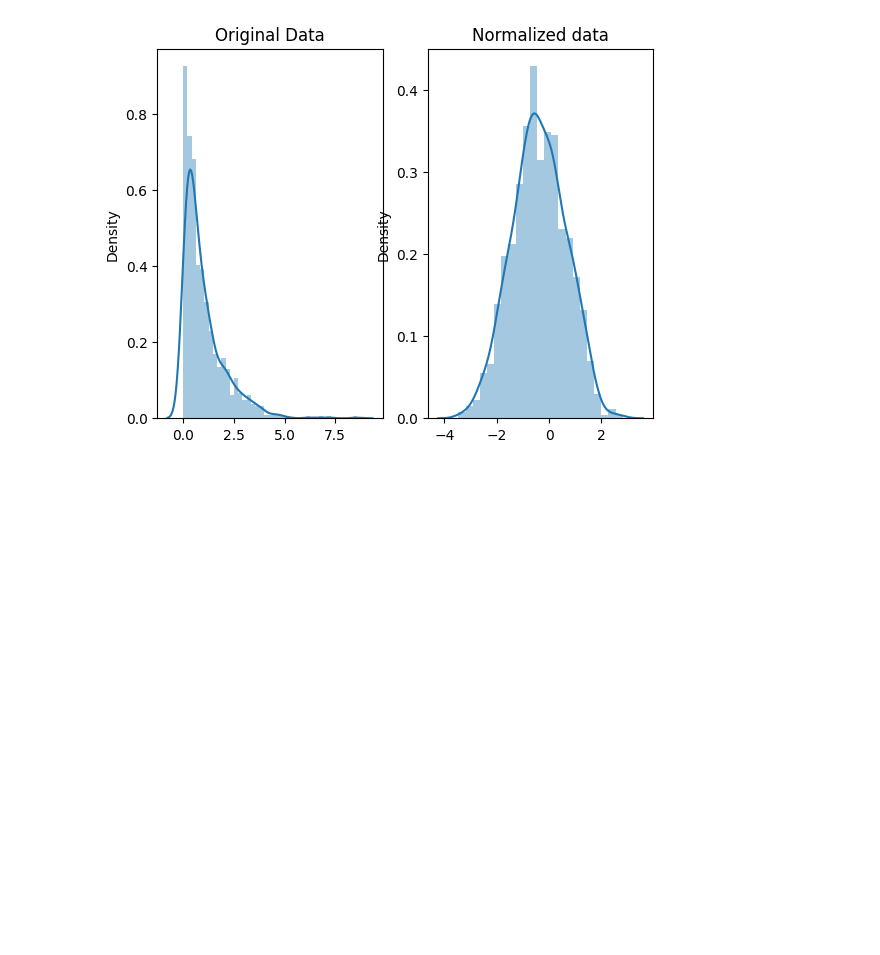
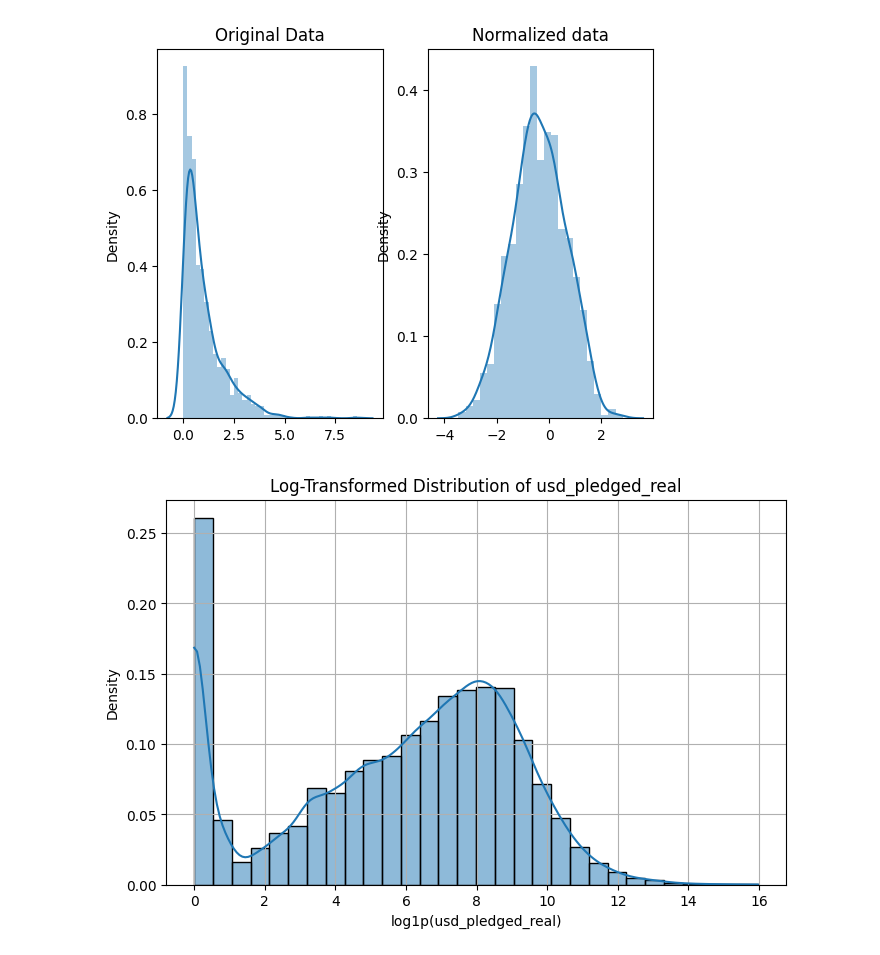
Before and after one commit to 62arondsouza/ADSPracs, a Jupyter notebook: ADS_Pracs_Simpler.ipynb, the cells around one changed output. Cells and saved outputs as stored; diff of their text form; code cells hidden in the pictures; blank space fills up the shorter version.

```diff
--- a/ADS_Pracs_Simpler.ipynb
+++ b/ADS_Pracs_Simpler.ipynb
@@ -354,3 +490,26 @@ https://gist.github.com/mwaskom/de44147ed2974457ad6372750bbe5751
   sns.distplot(normalized_data[0], ax=ax[1])
 Text(0.5, 1.0, 'Normalized data')
 [figure]
+# %%
+import numpy as np
+import pandas as pd
+import matplotlib.pyplot as plt
+import seaborn as sns
+
+# Load
+df = pd.read_csv("/content/normal_distribution_curve.csv")
+col = "usd_pledged_real"
+
+# 1) Log‐transform (so big values don’t dominate)
+df['log_pledged'] = np.log1p(df[col])
+
+# 2) Plot histogram + KDE of the log‐values
+plt.figure(figsize=(8,5))
+sns.histplot(df['log_pledged'], kde=True, stat="density", bins=30)
+plt.title("Log-Transformed Distribution of usd_pledged_real")
+plt.xlabel("log1p(usd_pledged_real)")
+plt.ylabel("Density")
+plt.grid(True)
+plt.show()
+# %% [output]
+[figure, added]
```
Also changed, not shown: parts of 4 cells of this notebook.
